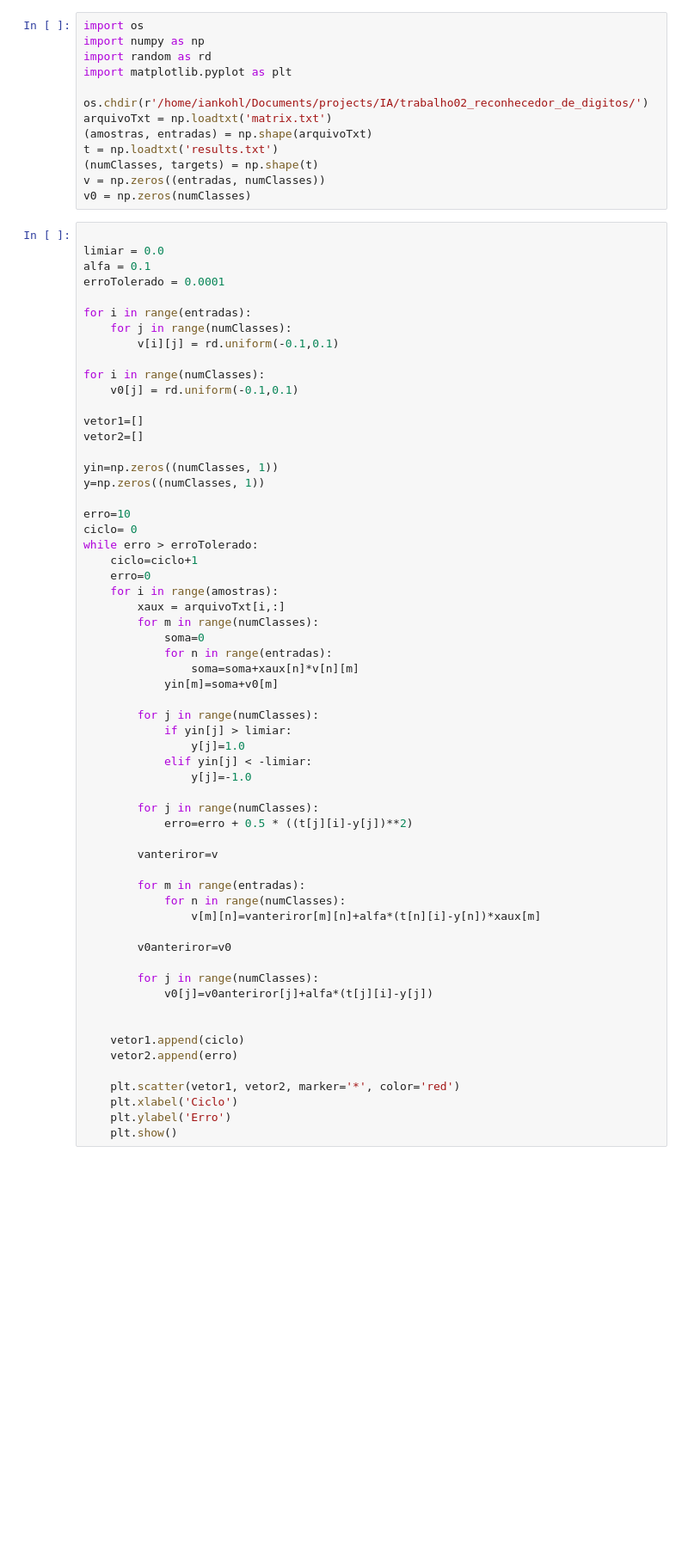
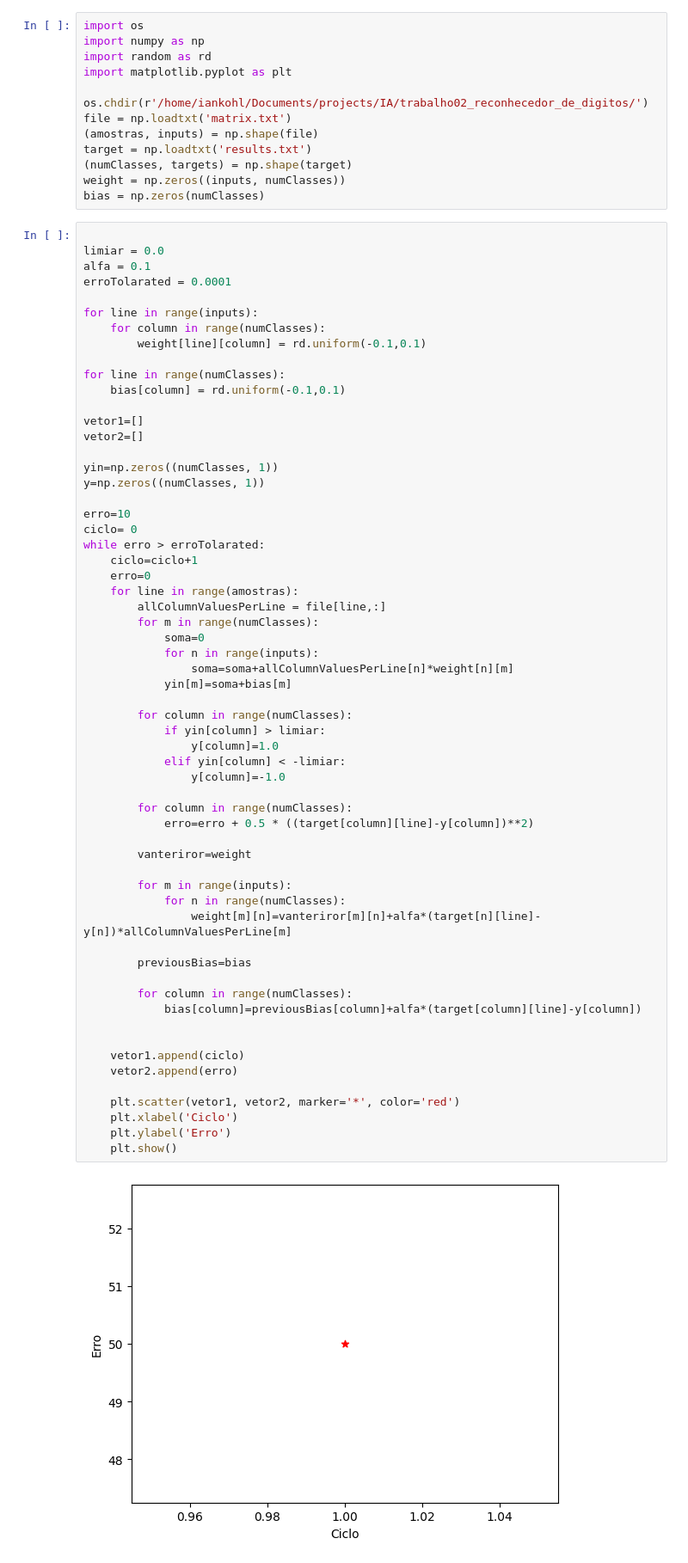
Before and after one commit to iKohlVictor/adaline-code-character-identifier, a Jupyter notebook: main.ipynb, the cells around one changed output. Shown at 86% size. Saved outputs shown, nothing was run; the diff lists cells and outputs as text; blank space fills up the shorter version.

```diff
--- a/main.ipynb
+++ b/main.ipynb
@@ -5,69 +5,71 @@ import random as rd
 import matplotlib.pyplot as plt
 
 os.chdir(r'/home/iankohl/Documents/projects/IA/trabalho02_reconhecedor_de_digitos/')
-arquivoTxt = np.loadtxt('matrix.txt')
-(amostras, entradas) = np.shape(arquivoTxt)
-t = np.loadtxt('results.txt')
-(numClasses, targets) = np.shape(t)
-v = np.zeros((entradas, numClasses))
-v0 = np.zeros(numClasses)
+file = np.loadtxt('matrix.txt')
+(amostras, inputs) = np.shape(file)
+target = np.loadtxt('results.txt')
+(numClasses, targets) = np.shape(target)
+weight = np.zeros((inputs, numClasses))
+bias = np.zeros(numClasses)
 # %%
 
 limiar = 0.0
 alfa = 0.1
-erroTolerado = 0.0001
+erroTolarated = 0.0001
 
-for i in range(entradas):
-    for j in range(numClasses):
-        v[i][j] = rd.uniform(-0.1,0.1)
+for line in range(inputs):
+    for column in range(numClasses):
+        weight[line][column] = rd.uniform(-0.1,0.1)
 
-for i in range(numClasses):
-    v0[j] = rd.uniform(-0.1,0.1)
+for line in range(numClasses):
+    bias[column] = rd.uniform(-0.1,0.1)
 
 vetor1=[]
 vetor2=[]
 
 yin=np.zeros((numClasses, 1))
 y=np.zeros((numClasses, 1))
 
 erro=10
 ciclo= 0
-while erro > erroTolerado:
+while erro > erroTolarated:
     ciclo=ciclo+1
     erro=0
-    for i in range(amostras):
-        xaux = arquivoTxt[i,:]
+    for line in range(amostras):
+        allColumnValuesPerLine = file[line,:]
         for m in range(numClasses):
             soma=0
-            for n in range(entradas):
-                soma=soma+xaux[n]*v[n][m]
-            yin[m]=soma+v0[m]
+            for n in range(inputs):
+                soma=soma+allColumnValuesPerLine[n]*weight[n][m]
+            yin[m]=soma+bias[m]
 
-        for j in range(numClasses):
-            if yin[j] > limiar:
-                y[j]=1.0
-            elif yin[j] < -limiar:
-                y[j]=-1.0
+        for column in range(numClasses):
+            if yin[column] > limiar:
+                y[column]=1.0
+            elif yin[column] < -limiar:
+                y[column]=-1.0
 
-        for j in range(numClasses):
-            erro=erro + 0.5 * ((t[j][i]-y[j])**2)
+        for column in range(numClasses):
+            erro=erro + 0.5 * ((target[column][line]-y[column])**2)
 
-        vanteriror=v
+        vanteriror=weight
 
-        for m in range(entradas):
+        for m in range(inputs):
             for n in range(numClasses):
-                v[m][n]=vanteriror[m][n]+alfa*(t[n][i]-y[n])*xaux[m]
+                weight[m][n]=vanteriror[m][n]+alfa*(target[n][line]-y[n])*allColumnValuesPerLine[m]
 
-        v0anteriror=v0
+        previousBias=bias
 
-        for j in range(numClasses):
-            v0[j]=v0anteriror[j]+alfa*(t[j][i]-y[j])
+        for column in range(numClasses):
+            bias[column]=previousBias[column]+alfa*(target[column][line]-y[column])
 
 
     vetor1.append(ciclo)
     vetor2.append(erro)
 
     plt.scatter(vetor1, vetor2, marker='*', color='red')
     plt.xlabel('Ciclo')
     plt.ylabel('Erro')
     plt.show()
+# %% [output]
+[figure, added]
```
Also changed, not shown: parts of 2 cells of this notebook.
